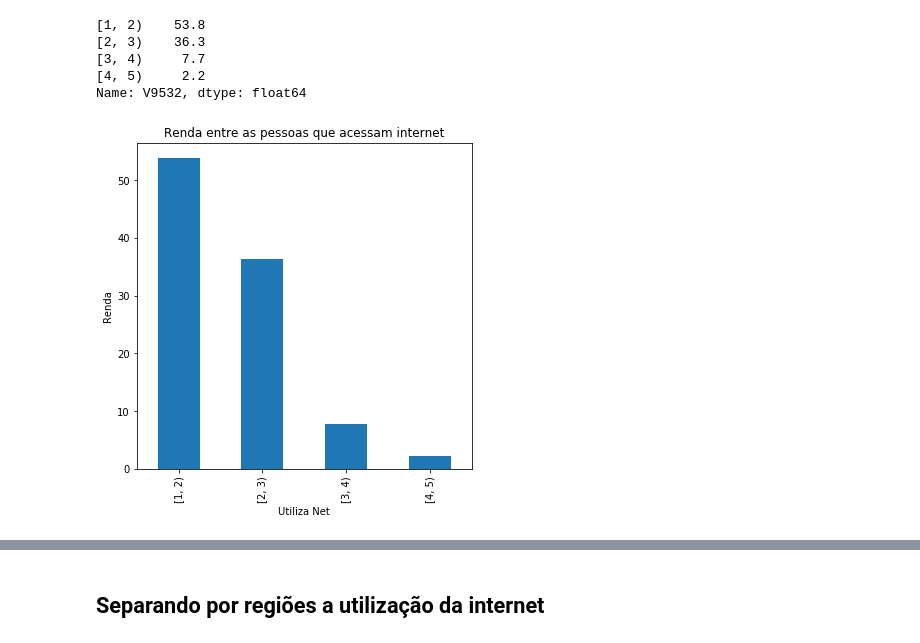
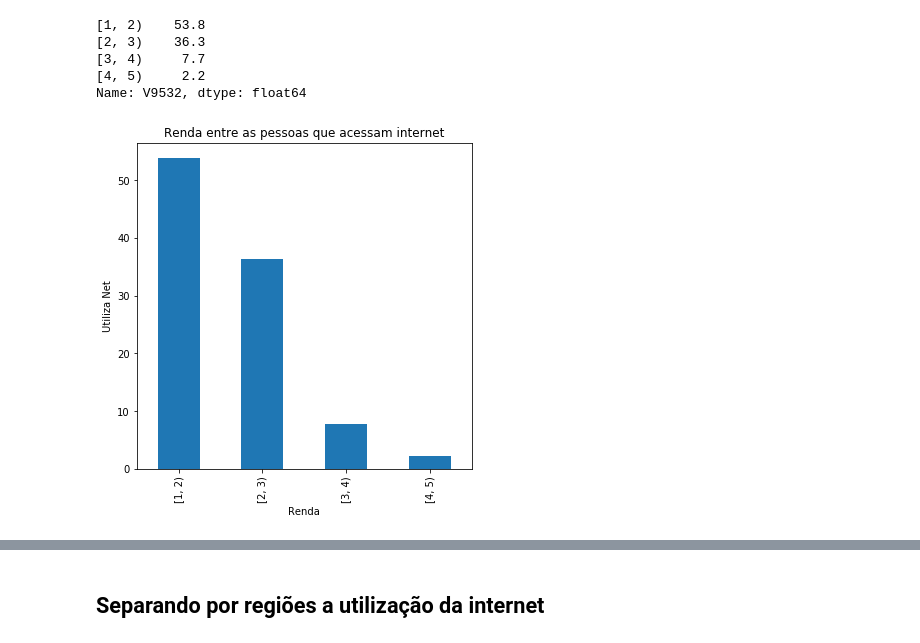
Before and after one commit to joaopmjm/CDDP, a Jupyter notebook: P1 - PNAD.ipynb, the cells around one changed output, grey strips where cells are left out. Cells and saved outputs as stored; diff of their text form; code cells hidden in the pictures.

```diff
--- a/P1 - PNAD.ipynb
+++ b/P1 - PNAD.ipynb
@@ -215,11 +213,11 @@ See the caveats in the documentation: http://pandas.pydata.org/pandas-docs/stabl
 Name: V9532, dtype: float64
 # %%
 plot = renda_rel.plot(kind='bar',title='Renda entre as pessoas que acessam internet',figsize=(6, 6))
-plt.ylabel('Renda')
-plt.xlabel('Utiliza Net')
+plt.ylabel('Utiliza Net')
+plt.xlabel('Renda')
 plt.show()
 # %% [output]
-[figure, old version]
+[figure, new version]
 # %%
 # Criando cada tabela para uma faixa de renda
 
```
Also changed, not shown: parts of 31 cells of this notebook.
